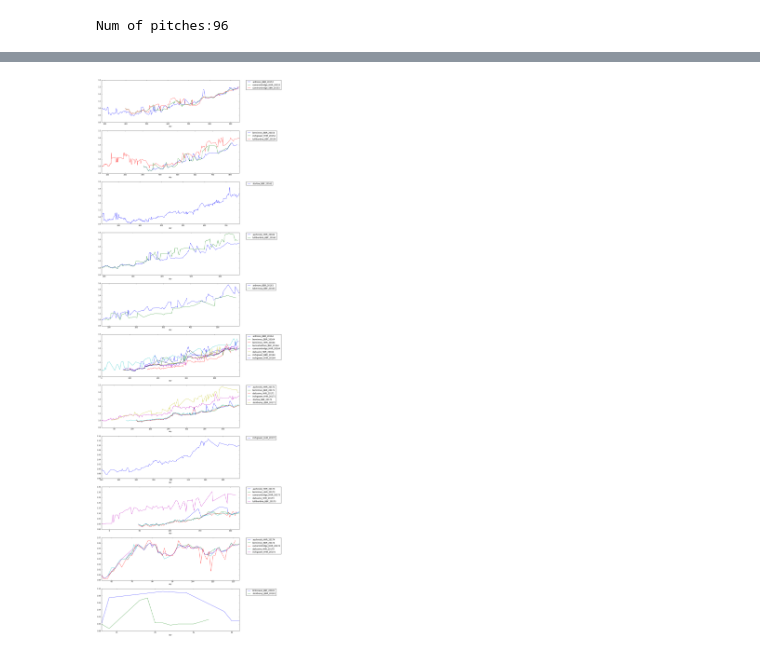
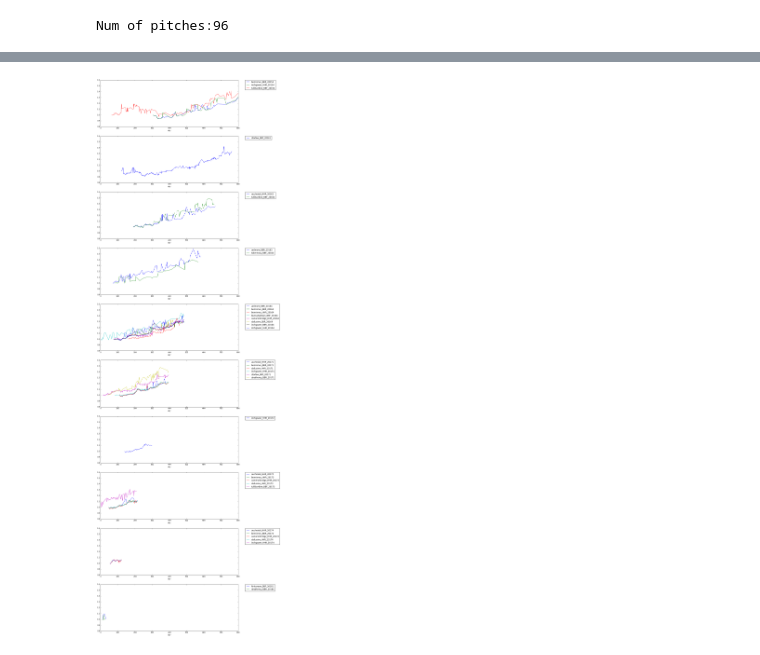
Before and after one commit to filpia/widdoughmaker, a Jupyter notebook: Exploration.ipynb, the cells around one changed output, grey strips where cells are left out. Saved outputs shown, nothing was run; the diff lists cells and outputs as text; code cells hidden in the pictures.

Commit message:
revised the axes on some of the plots

```diff
--- a/Exploration.ipynb
+++ b/Exploration.ipynb
@@ -58,7 +53,7 @@ chart_df = pd.read_csv('pitch_history_3_18_2018.csv')
 chart_df['bondQuarter'] = chart_df['bondQuarter'].apply(lambda x: int(x[1]))
 chart_df['yrqtr'] = chart_df.apply(lambda x: int(x['bondYear'])*10+int(x['bondQuarter']),axis=1)
 chart_df['label'] = chart_df.apply(lambda x: "{}_{}_{}".format(*[x['distillery'],x['barrelTypeCode'],x['yrqtr']]) ,axis=1)
-
+chart_df['dealDate'] = pd.to_datetime(chart_df['dealDate'])
 chart_df = chart_df.merge(cask_types,on='barrelTypeCode')
 chart_df.head()
 # %% [output]
@@ -85,7 +80,7 @@ chart_df_norm.head()
 | 3 | 68 | 2016-01-21 | 3.91 | 1 | BBF | 4 | 2015 | SINGLE_MALT | ... |
 | 4 | 69 | 2016-01-22 | 3.91 | 1 | BBF | 4 | 2015 | SINGLE_MALT | ... |
 # %%
-recent_vintages = chart_df_norm[chart_df_norm['yrqtr'] > 20152]
+recent_vintages = chart_df_norm[chart_df_norm['yrqtr'] > 20153]
 
 recent_vintages.head()
 # %% [output]
@@ -98,14 +93,16 @@ recent_vintages.head()
 # %%
 vintage_grouping = recent_vintages.groupby('yrqtr')
 
 fig, ax = plt.subplots(len(vintage_grouping),figsize=(15,60))
 
 plot_counter = 0
 for yrqtr_label, yrqtr_grp in vintage_grouping:
     for spirit_label, spirit_grp in yrqtr_grp.groupby('label'):
         spirit_grp.plot(x = 'day', y = 'norm_price',ax = ax[plot_counter], label = spirit_label)
         ax[plot_counter].legend(bbox_to_anchor=(1.05, 1), loc=2, borderaxespad=0.)
+        ax[plot_counter].set_xlim(0,800)
+        ax[plot_counter].set_ylim(.8,1.6)
     plot_counter += 1
 plt.show()
 # %% [output]
-[figure, old version]
+[figure, new version]
```
Also changed, not shown: parts of 9 cells of this notebook.
